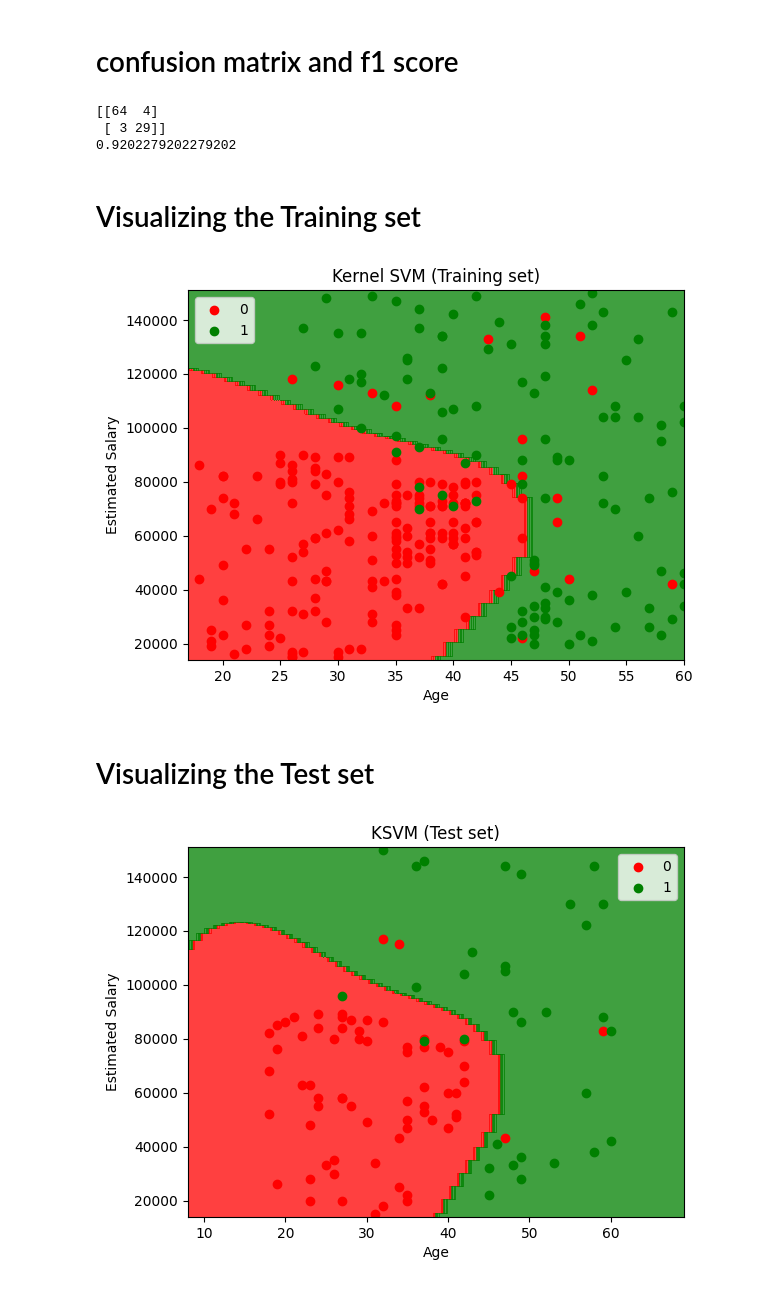
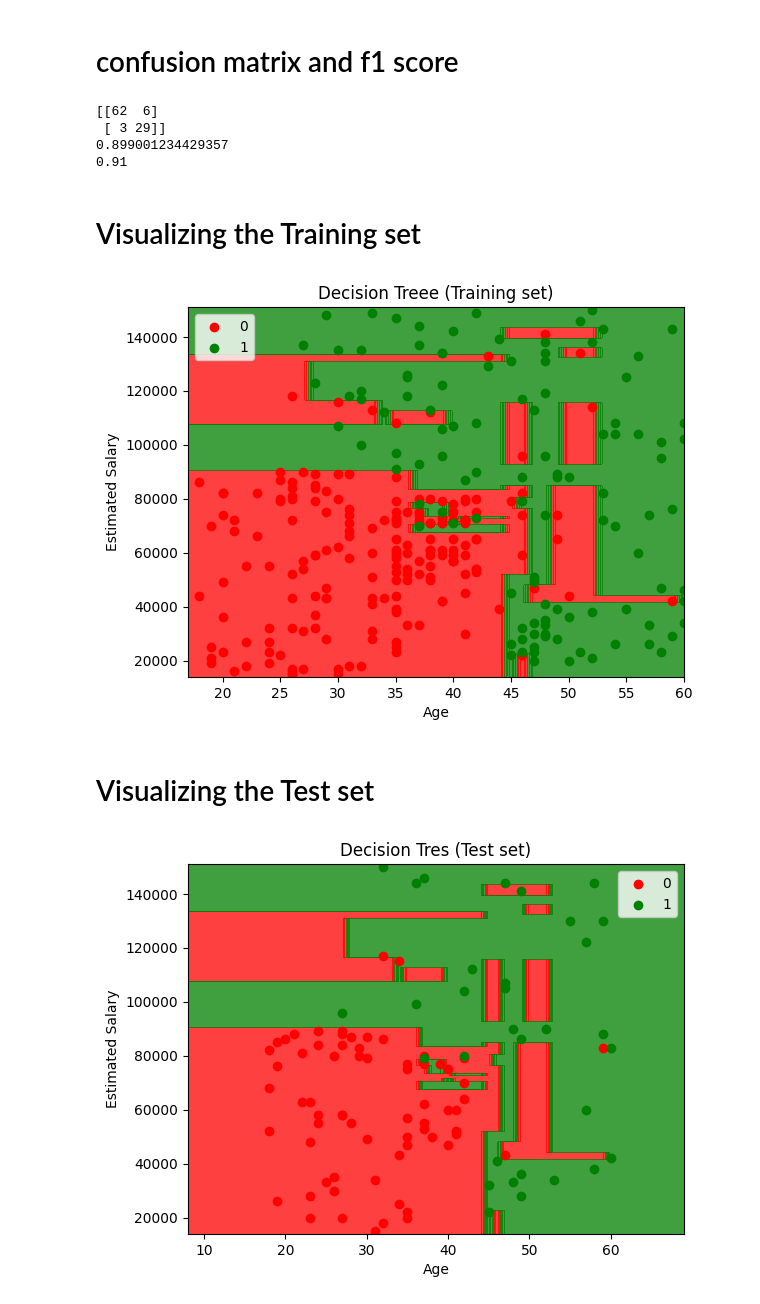
Before and after one commit to ronnin796/Classification_Templates, a Jupyter notebook: Decision_Tree/Dicision_T.ipynb, the cells around one changed output. Cells and saved outputs as stored; diff of their text form; code cells hidden in the pictures.

```diff
--- a/Decision_Tree/Dicision_T.ipynb
+++ b/Decision_Tree/Dicision_T.ipynb
@@ -27,7 +27,8 @@ X_test = sc.transform(X_test)
 # %% [markdown]
 # Training the Kernel SVM
 # %%
-from sklearn.svm import SVC
-classifier = SVC(kernel='rbf', random_state=0)
+from sklearn.tree import DecisionTreeClassifier
+classifier = DecisionTreeClassifier(criterion='entropy',
+                                     random_state=0)
 classifier.fit(X_train, y_train)
 # %% [output]
@@ -58,14 +59,16 @@ print(np.concatenate((y_pred.reshape(len(y_pred), 1), y_test.reshape(len(y_test)
 # %% [markdown]
 # confusion matrix and f1 score
 # %%
-from sklearn.metrics import confusion_matrix, f1_score
+from sklearn.metrics import confusion_matrix, f1_score , accuracy_score
 cm = confusion_matrix(y_test, y_pred)
 print(cm)
 print(f1_score(y_test, y_pred, average='macro'))
+print(accuracy_score(y_test, y_pred))
 # %% [output]
-[[64  4]
+[[62  6]
  [ 3 29]]
-0.9202279202279202
+0.899001234429357
+0.91
 # %% [markdown]
 # Visualizing the Training set
 # %%
@@ -95,30 +98,30 @@ plt.ylim(X2.min(), X2.max())
 for i, j in enumerate(np.unique(y_set)):
     plt.scatter(X_set[y_set == j, 0], X_set[y_set == j, 1],
                 c=ListedColormap(('red', 'green'))(i), label=j)
-plt.title('Kernel SVM (Training set)')
+plt.title('Decision Treee (Training set)')
 plt.xlabel('Age')
 plt.ylabel('Estimated Salary')
 plt.legend()
 plt.show()
 # %% [output]
-[figure, old version]
+[figure, new version]
 # %% [markdown]
 # Visualizing the Test set
 # %%
 from matplotlib.colors import ListedColormap
 X_set, y_set = sc.inverse_transform(X_test), y_test
 X1, X2 = np.meshgrid(np.arange(start = X_set[:, 0].min() - 10, stop = X_set[:, 0].max() + 10, step = 1),
                      np.arange(start = X_set[:, 1].min() - 1000, stop = X_set[:, 1].max() + 1000, step = 1))
 plt.contourf(X1, X2, classifier.predict(sc.transform(np.array([X1.ravel(), X2.ravel()]).T)).reshape(X1.shape),
              alpha = 0.75, cmap = ListedColormap(('red', 'green')))
 plt.xlim(X1.min(), X1.max())
 plt.ylim(X2.min(), X2.max())
 for i, j in enumerate(np.unique(y_set)):
     plt.scatter(X_set[y_set == j, 0], X_set[y_set == j, 1], c = ListedColormap(('red', 'green'))(i), label = j)
-plt.title('KSVM (Test set)')
+plt.title('Decision Tres (Test set)')
 plt.xlabel('Age')
 plt.ylabel('Estimated Salary')
 plt.legend()
 plt.show()
 # %% [output]
-[figure, old version]
+[figure, new version]
```
Also changed, not shown: parts of 2 cells of this notebook, 5 other files.
